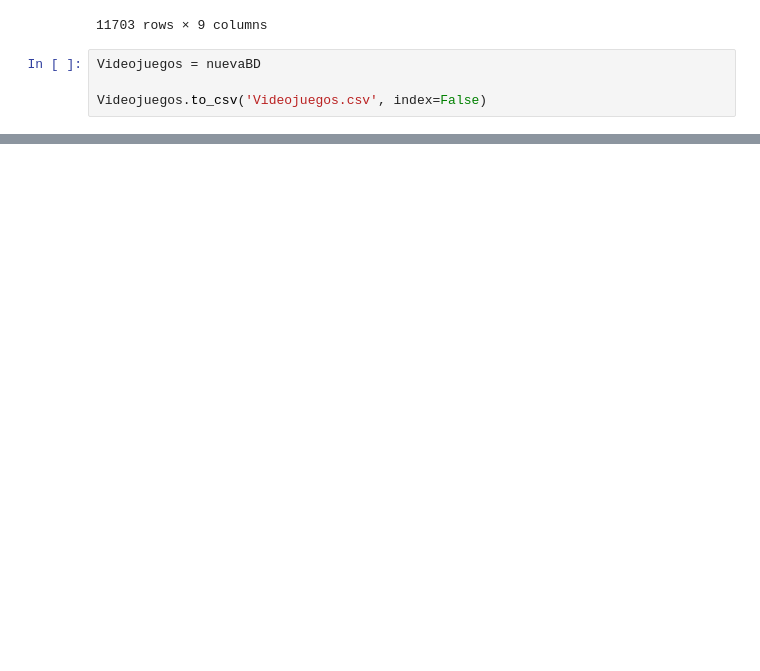
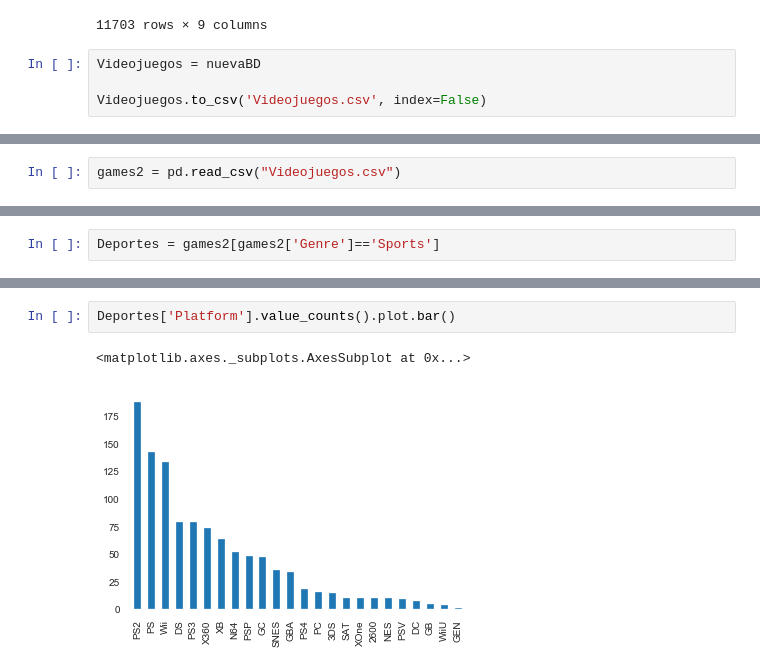
Before and after one commit to RamonFCFM/Mineria-de-Datos, a Jupyter notebook: Avance Proyecto Final/AVANCE II PROYECTO INTEGRADOR..ipynb, the cells around one changed output, grey strips where cells are left out. Cells and saved outputs as stored; diff of their text form; blank space fills up the shorter version.

```diff
--- a/Avance Proyecto Final/AVANCE II PROYECTO INTEGRADOR..ipynb
+++ b/Avance Proyecto Final/AVANCE II PROYECTO INTEGRADOR..ipynb
@@ -146,0 +143,2 @@ Videojuegos.to_csv('Videojuegos.csv', index=False)
+# %%
+games2 = pd.read_csv("Videojuegos.csv")
@@ -146,0 +161,2 @@ Videojuegos.to_csv('Videojuegos.csv', index=False)
+# %%
+Deportes = games2[games2['Genre']=='Sports']
@@ -146,0 +183,5 @@ Videojuegos.to_csv('Videojuegos.csv', index=False)
+# %%
+Deportes['Platform'].value_counts().plot.bar()
+# %% [output]
+<matplotlib.axes._subplots.AxesSubplot at 0x...>
+[figure, added]
```
Also changed, not shown: parts of 8 cells of this notebook.
